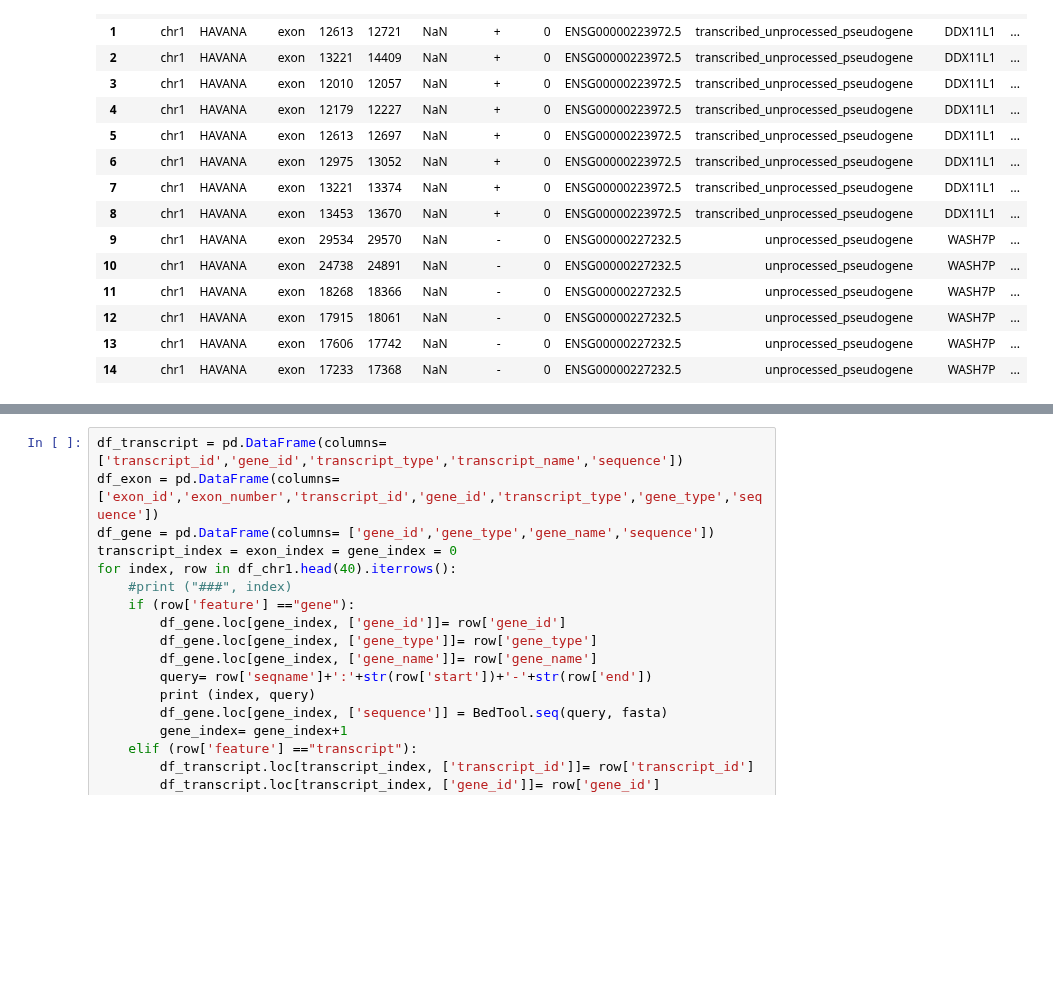
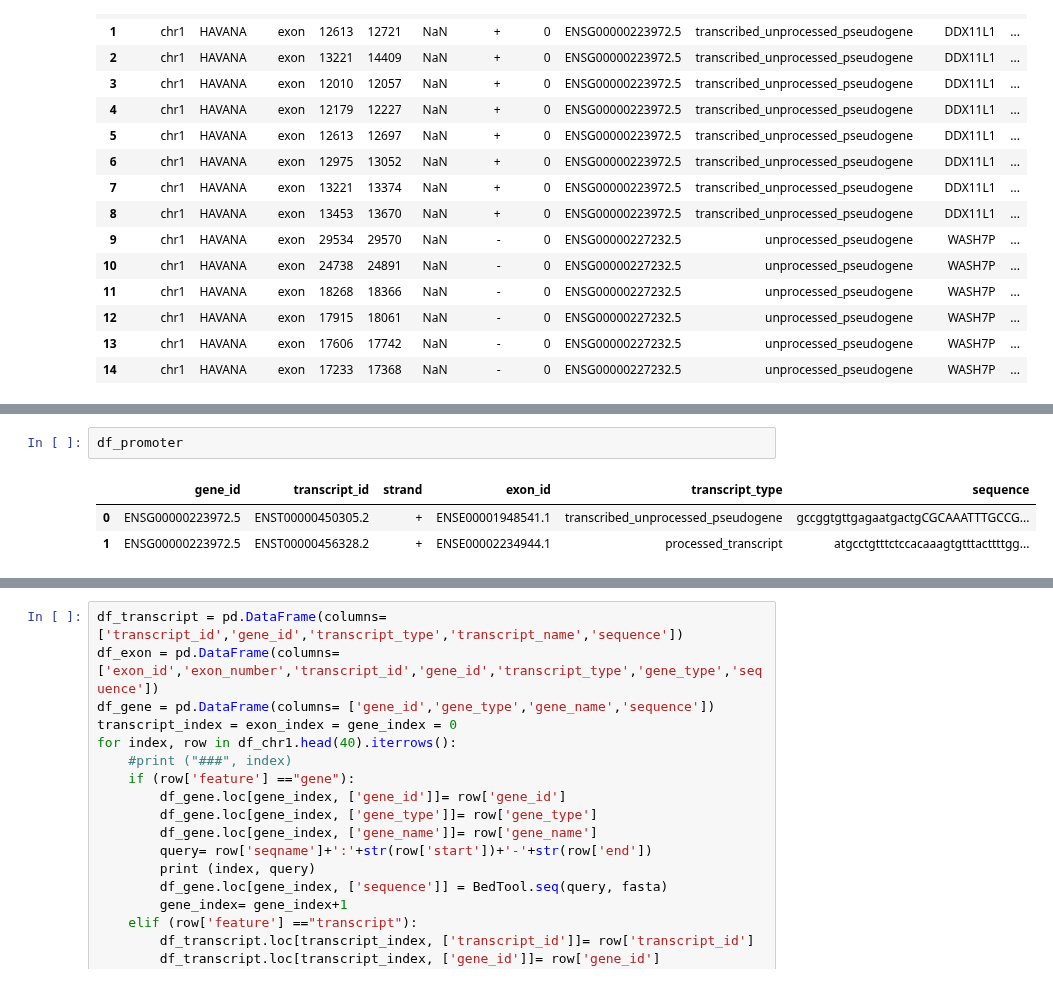
Before and after one commit to duttaprat/Postdoc, a Jupyter notebook: preprocessing/notebooks_scripts/TSS_Promoter_Splice_set.ipynb, the cells around one changed output, grey strips where cells are left out. Drawn from its saved outputs; the diff is of its cells as text; blank space fills up the shorter version.

```diff
--- a/preprocessing/notebooks_scripts/TSS_Promoter_Splice_set.ipynb
+++ b/preprocessing/notebooks_scripts/TSS_Promoter_Splice_set.ipynb
@@ -143 +201,7 @@ Last acceptor_splice_site 17233
+# %%
+df_promoter
+# %% [output]
+|  | gene_id | transcript_id | strand | exon_id | transcript_type | sequence |
+| 0 | ENSG00000223972.5 | ENST00000450305.2 | + | ENSE00001948541.1 | transcribed_unprocessed_pseudogene | gccggtgttgagaatgactgCGCAAATTTGCCG... |
+| 1 | ENSG00000223972.5 | ENST00000456328.2 | + | ENSE00002234944.1 | processed_transcript | atgcctgtttctccacaaagtgtttacttttgg... |
 # %%
```
Also changed, not shown: parts of 10 cells of this notebook.
